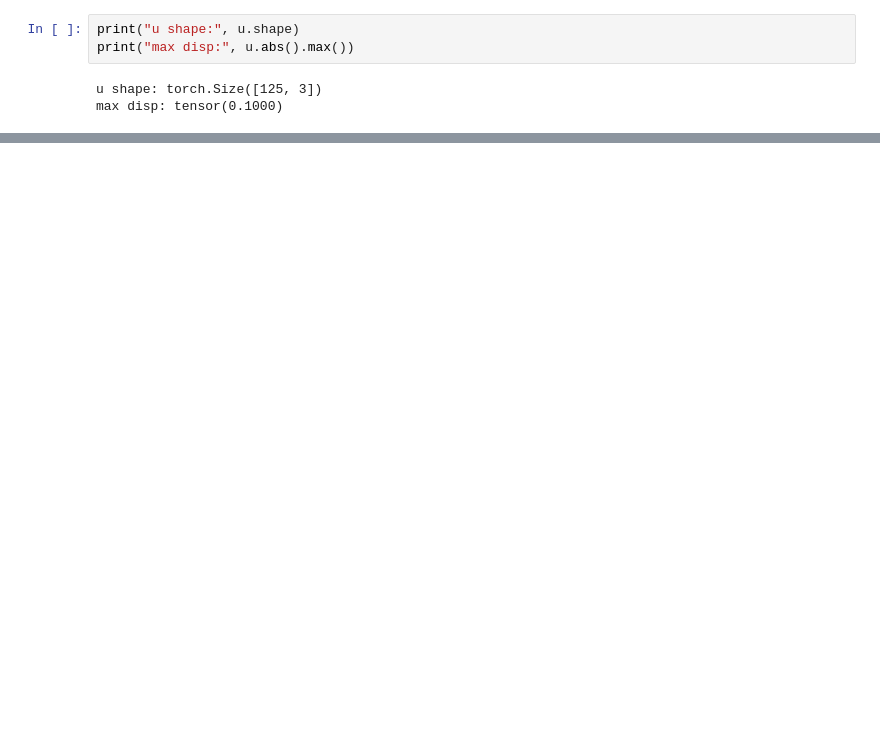
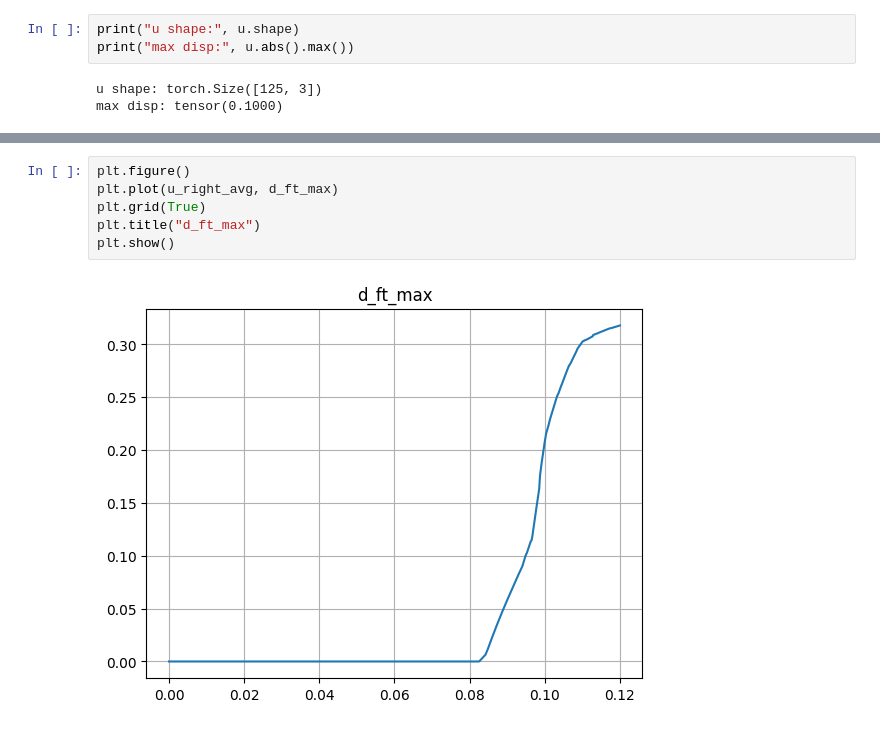
Before and after one commit to zcheshmechahi-collab/torch-fem, a Jupyter notebook: examples/basic/solid/cubesAnisotropic.ipynb, the cells around one changed output, grey strips where cells are left out. Drawn from its saved outputs; the diff is of its cells as text; blank space fills up the shorter version.

```diff
--- a/examples/basic/solid/cubesAnisotropic.ipynb
+++ b/examples/basic/solid/cubesAnisotropic.ipynb
@@ -60,0 +816,8 @@ max disp: tensor(0.1000)
+# %%
+plt.figure()
+plt.plot(u_right_avg, d_ft_max)
+plt.grid(True)
+plt.title("d_ft_max")
+plt.show()
+# %% [output]
+[figure, added]
```
Also changed, not shown: parts of 21 cells of this notebook, 4 other files.
